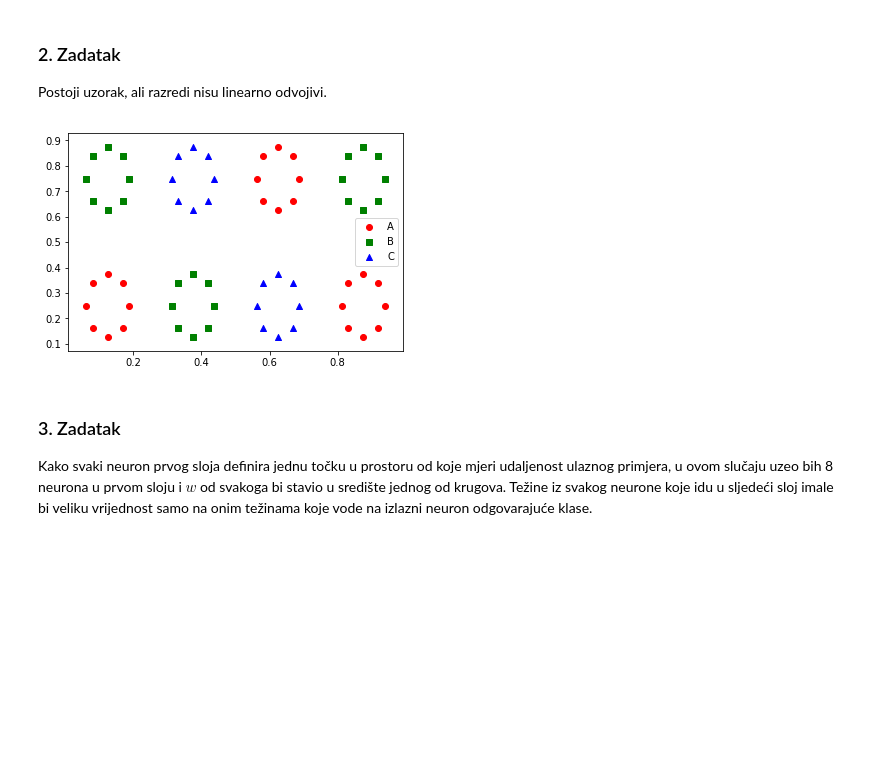
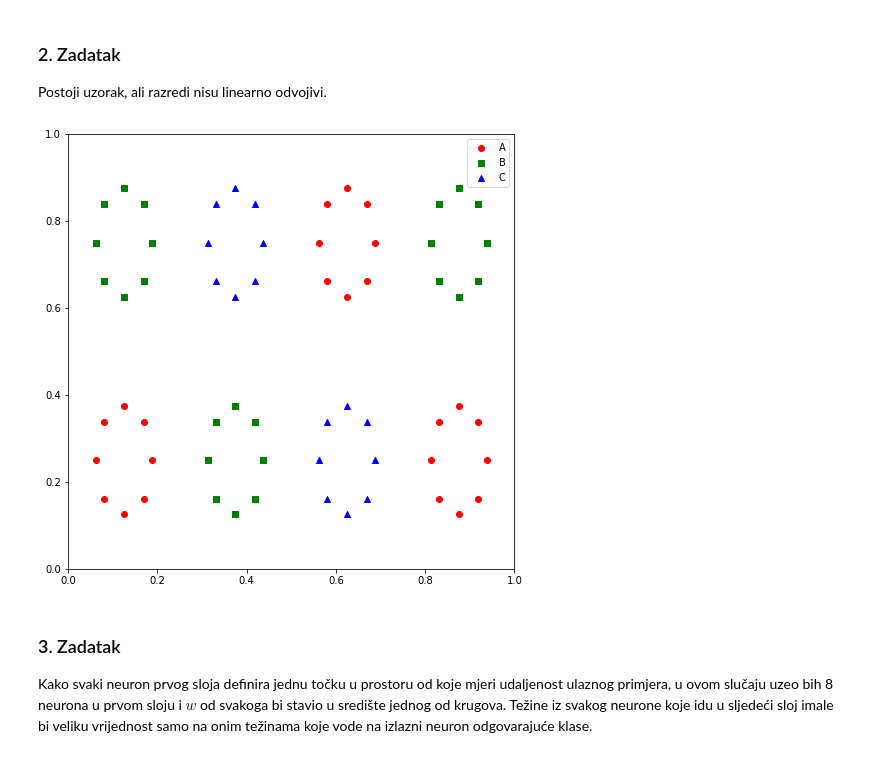
Before and after one commit to tzadro/nenr-lab, a Jupyter notebook: zad7.ipynb, the cells around one changed output. Saved outputs shown, nothing was run; the diff lists cells and outputs as text; code cells hidden in the pictures; blank space fills up the shorter version.

```diff
--- a/zad7.ipynb
+++ b/zad7.ipynb
@@ -23,26 +23,33 @@ plt.show()
 ### 2. Zadatak
 Postoji uzorak, ali razredi nisu linearno odvojivi.
 # %%
-input_file = './materijali/zad7-datasets/zad7-dataset.txt'
-num_examples = 64
+def plot_dataset(limit=True):
+    input_file = './materijali/zad7-datasets/zad7-dataset.txt'
+    num_examples = 64
 
-x = [[], [], []]
-y = [[], [], []]
+    x = [[], [], []]
+    y = [[], [], []]
 
-with open(input_file, 'r') as f:
-    for _ in range(num_examples):
-        line = np.fromstring(f.readline(), count=5, sep='\t')
-        z_ = np.argmax(line[2:])
-        x[z_].append(line[0])
-        y[z_].append(line[1])
+    with open(input_file, 'r') as f:
+        for _ in range(num_examples):
+            line = np.fromstring(f.readline(), count=5, sep='\t')
+            z_ = np.argmax(line[2:])
+            x[z_].append(line[0])
+            y[z_].append(line[1])
 
-plt.scatter(x[0], y[0], label='A', marker='o', color='r')
-plt.scatter(x[1], y[1], label='B', marker='s', color='g')
-plt.scatter(x[2], y[2], label='C', marker='^', color='b')
-plt.legend()
-plt.show()
+    plt.figure(figsize=(8, 8))
+    if limit:
+        plt.ylim(0, 1)
+        plt.xlim(0, 1)
+    plt.scatter(x[0], y[0], label='A', marker='o', color='r')
+    plt.scatter(x[1], y[1], label='B', marker='s', color='g')
+    plt.scatter(x[2], y[2], label='C', marker='^', color='b')
-# %% [output]
-[figure, removed]
+# %%
+plot_dataset()
+plt.legend()
+plt.show()
+# %% [output]
+[figure, added]
 # %% [markdown]
 ### 3. Zadatak
 Kako svaki neuron prvog sloja definira jednu točku u prostoru od koje mjeri udaljenost ulaznog primjera, u ovom slučaju uzeo bih 8 neurona u prvom sloju i $w$ od svakoga bi stavio u središte jednog od krugova. Težine iz svakog neurone koje idu u sljedeći sloj imale bi veliku vrijednost samo na onim težinama koje vode na izlazni neuron odgovarajuće klase.
```
Also changed, not shown: parts of 4 cells of this notebook, 4 other files.
